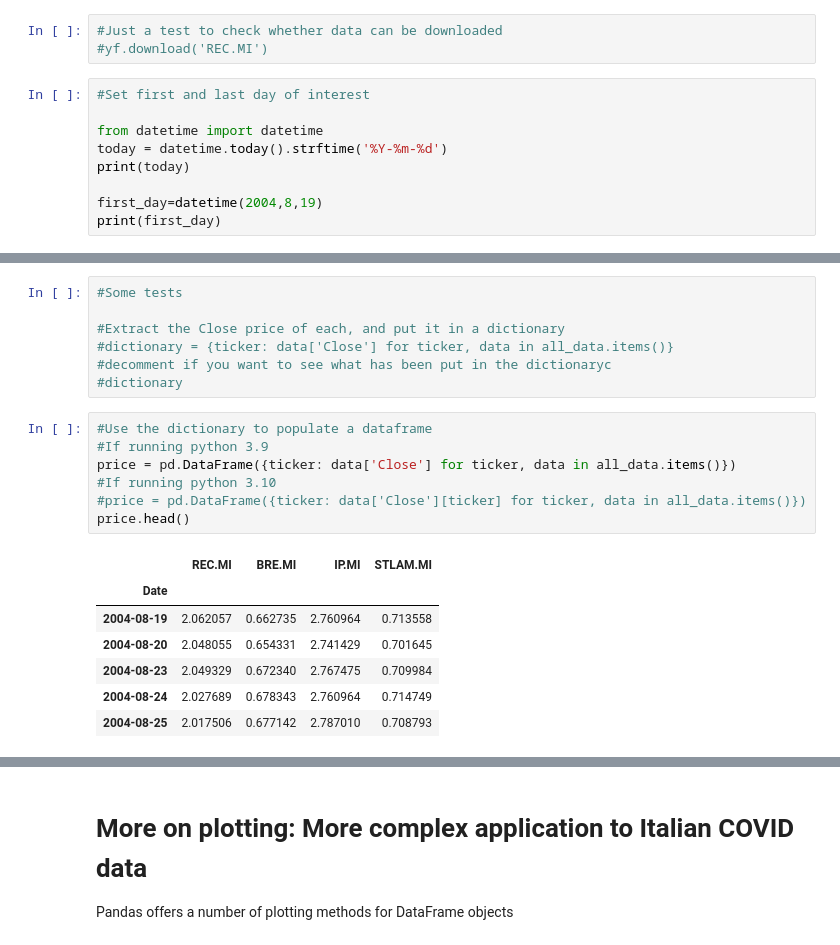
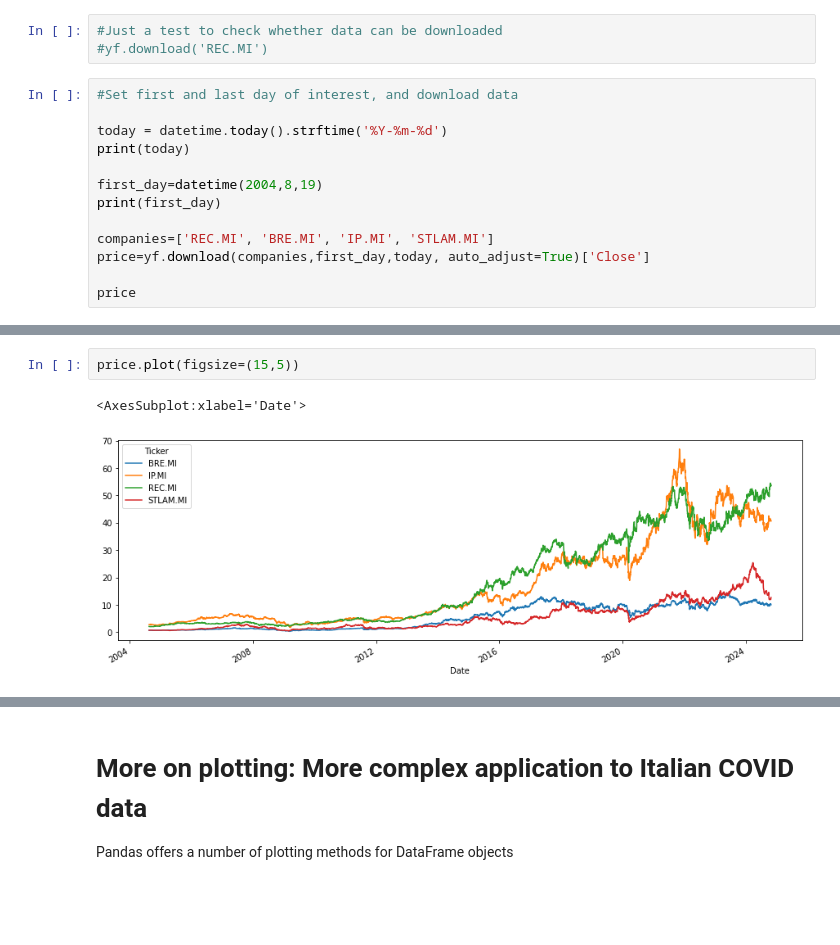
Before and after one commit to EMbeDS-education/OCP_Python4Finance2024, a Jupyter notebook: jupyter/jupyterNotebooks/classes_4_6.ipynb, the cells around one changed output, grey strips where cells are left out. Saved outputs shown, nothing was run; the diff lists cells and outputs as text; blank space fills up the shorter version.

```diff
--- a/jupyter/jupyterNotebooks/classes_4_6.ipynb
+++ b/jupyter/jupyterNotebooks/classes_4_6.ipynb
@@ -2094,12 +2151,16 @@ from datetime import datetime
 #Just a test to check whether data can be downloaded
 #yf.download('REC.MI')
 # %%
-#Set first and last day of interest
+#Set first and last day of interest, and download data
 
-from datetime import datetime
 today = datetime.today().strftime('%Y-%m-%d')
 print(today)
 
 first_day=datetime(2004,8,19)
 print(first_day)
+
+companies=['REC.MI', 'BRE.MI', 'IP.MI', 'STLAM.MI']
+price=yf.download(companies,first_day,today, auto_adjust=True)['Close']
+
+price
 # %% [output]
@@ -2119,22 +2184,5 @@ all_data = { ticker: yf.download(ticker,first_day,today,auto_adjust=True)
-# %%
-#Some tests
-
-#Extract the Close price of each, and put it in a dictionary
-#dictionary = {ticker: data['Close'] for ticker, data in all_data.items()}
-#decomment if you want to see what has been put in the dictionaryc
-#dictionary
-# %%
-#Use the dictionary to populate a dataframe
-#If running python 3.9
-price = pd.DataFrame({ticker: data['Close'] for ticker, data in all_data.items()})
-#If running python 3.10
-#price = pd.DataFrame({ticker: data['Close'][ticker] for ticker, data in all_data.items()})
-price.head()
-# %% [output]
-|  | REC.MI | BRE.MI | IP.MI | STLAM.MI |
-| Date |  |  |  |  |
-| 2004-08-19 | 2.062057 | 0.662735 | 2.760964 | 0.713558 |
-| 2004-08-20 | 2.048055 | 0.654331 | 2.741429 | 0.701645 |
-| 2004-08-23 | 2.049329 | 0.672340 | 2.767475 | 0.709984 |
-| 2004-08-24 | 2.027689 | 0.678343 | 2.760964 | 0.714749 |
-| 2004-08-25 | 2.017506 | 0.677142 | 2.787010 | 0.708793 |
+# %%
+price.plot(figsize=(15,5))
+# %% [output]
+<AxesSubplot:xlabel='Date'>
+[figure, added]
```
Also changed, not shown: parts of 19 cells of this notebook.
